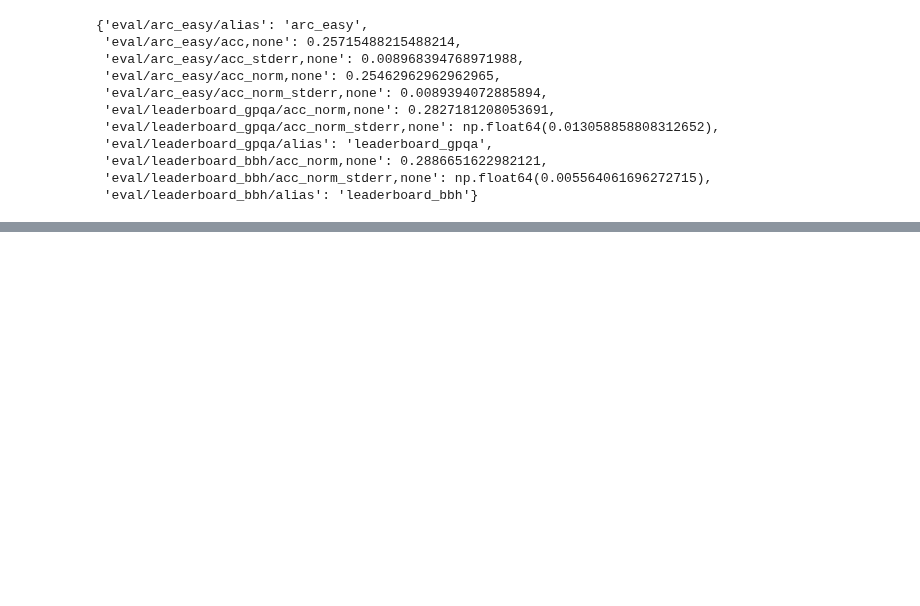
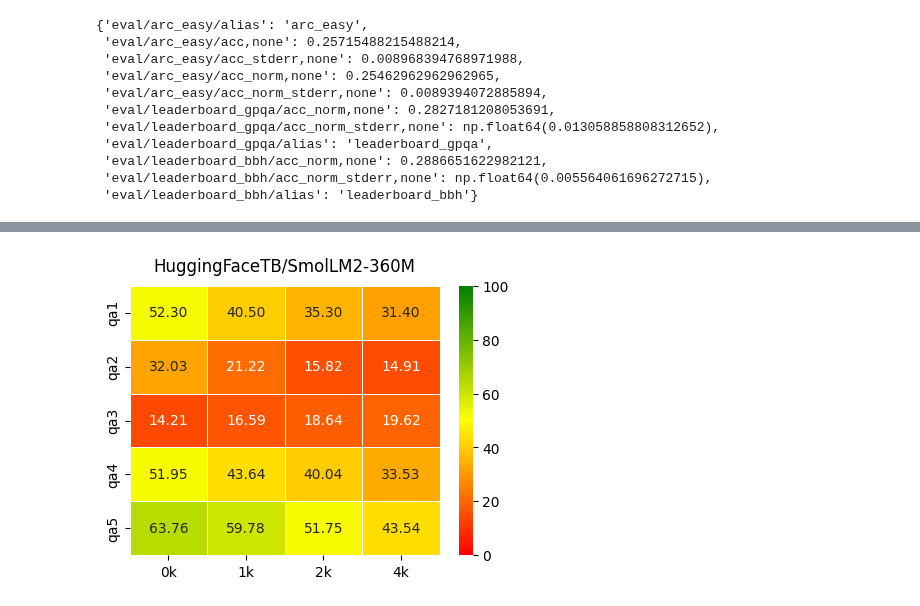
Before and after one commit to dmitrymailk/vision_genai, a Jupyter notebook: train_gym/massive_train/evaluation/lm_eval_python.ipynb, the cells around one changed output, grey strips where cells are left out. Cells and saved outputs as stored; diff of their text form; code cells hidden in the pictures; blank space fills up the shorter version.

```diff
--- a/train_gym/massive_train/evaluation/lm_eval_python.ipynb
+++ b/train_gym/massive_train/evaluation/lm_eval_python.ipynb
@@ -509,0 +722,4 @@ report_dict
+# %%
+pil_image
+# %% [output]
+[figure, added]
```
Also changed, not shown: parts of 1 cell of this notebook, 2 other files.
